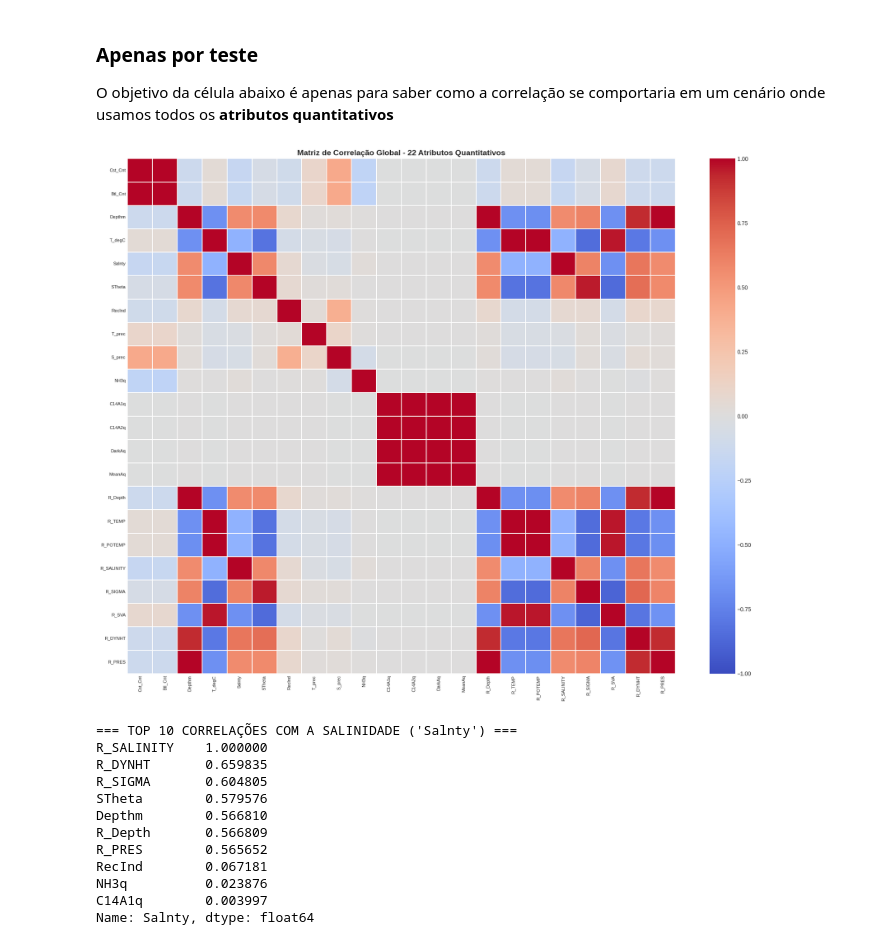
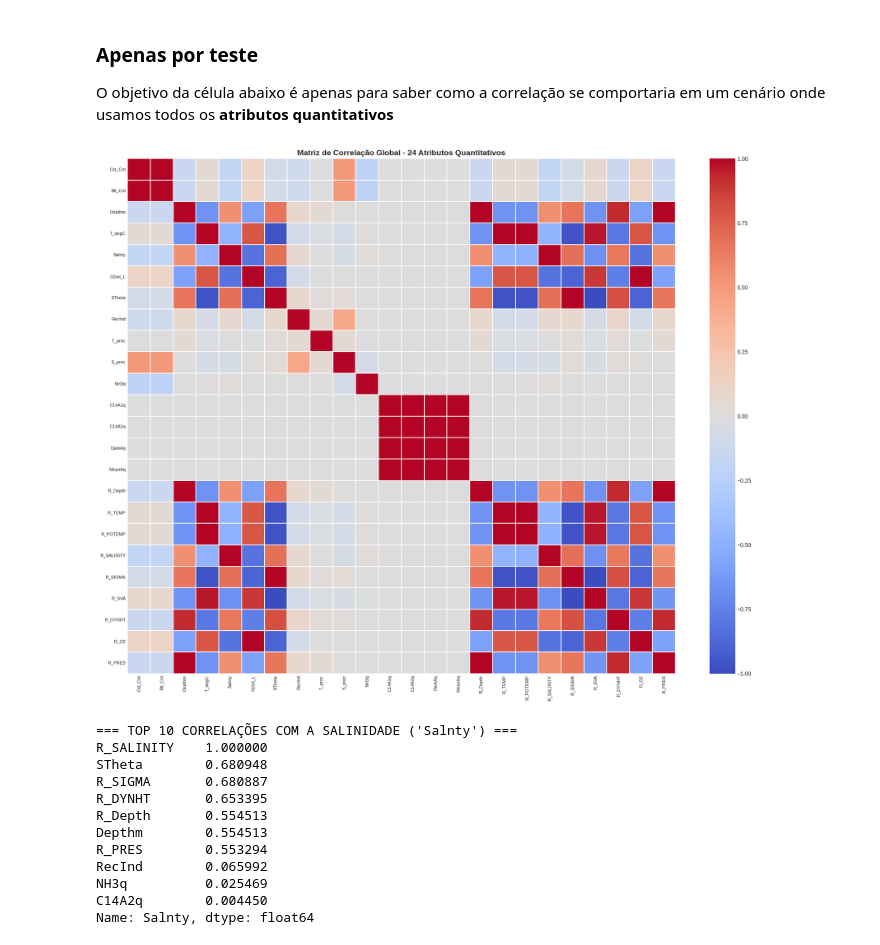
Before and after one commit to Singleeee/T1-IA-Regressao, a Jupyter notebook: Regression_limpo.ipynb, the cells around one changed output. Saved outputs shown, nothing was run; the diff lists cells and outputs as text; code cells hidden in the pictures.

```diff
--- a/Regression_limpo.ipynb
+++ b/Regression_limpo.ipynb
@@ -269,44 +276,44 @@ O objetivo da célula abaixo é apenas para saber como a correlação se comport
 df_numerico = df.select_dtypes(include=['float64', 'int64'])
 
 # 2. Filtrar colunas que tenham pelo menos 50% de dados preenchidos (evita colunas vazias)
-colunas_validas = df_numerico.columns[df_numerico.isnull().mean() < 0.1]
+colunas_validas = df_numerico.columns[df_numerico.isnull().mean() < 0.2]
 df_filtrado = df_numerico[colunas_validas].dropna()
 
 # 3. Calcular a matriz de correlação de Pearson
 matriz_corr_completa = df_filtrado.corr()
 
 # 4. Plotar o Mapa de Calor (Heatmap)
 plt.figure(figsize=(18, 14))
 sns.heatmap(
     matriz_corr_completa,
     cmap='coolwarm',
     vmin=-1,
     vmax=1,
     linewidths=0.1,
     annot=False  # Desativado por padrão pelo alto volume de colunas
 )
 
 plt.title(f'Matriz de Correlação Global - {len(colunas_validas)} Atributos Quantitativos', fontsize=14, fontweight='bold')
 plt.xticks(rotation=90, fontsize=8)
 plt.yticks(rotation=0, fontsize=8)
 plt.tight_layout()
 plt.show()
 
 # 5. Exibir as 10 maiores correlações (positivas e negativas) com a Salinidade (Salnty)
 print("=== TOP 10 CORRELAÇÕES COM A SALINIDADE ('Salnty') ===")
 corr_salnty = matriz_corr_completa['Salnty'].drop('Salnty').sort_values(ascending=False)
 print(corr_salnty.head(10))
 # %% [output]
-[figure, old version]
+[figure, new version]
 === TOP 10 CORRELAÇÕES COM A SALINIDADE ('Salnty') ===
 R_SALINITY    1.000000
-R_DYNHT       0.659835
-R_SIGMA       0.604805
-STheta        0.579576
-Depthm        0.566810
-R_Depth       0.566809
-R_PRES        0.565652
-RecInd        0.067181
-NH3q          0.023876
-C14A1q        0.003997
+STheta        0.680948
+R_SIGMA       0.680887
+R_DYNHT       0.653395
+R_Depth       0.554513
+Depthm        0.554513
+R_PRES        0.553294
+RecInd        0.065992
+NH3q          0.025469
+C14A2q        0.004450
 Name: Salnty, dtype: float64
```
Also changed, not shown: parts of 5 cells of this notebook.
